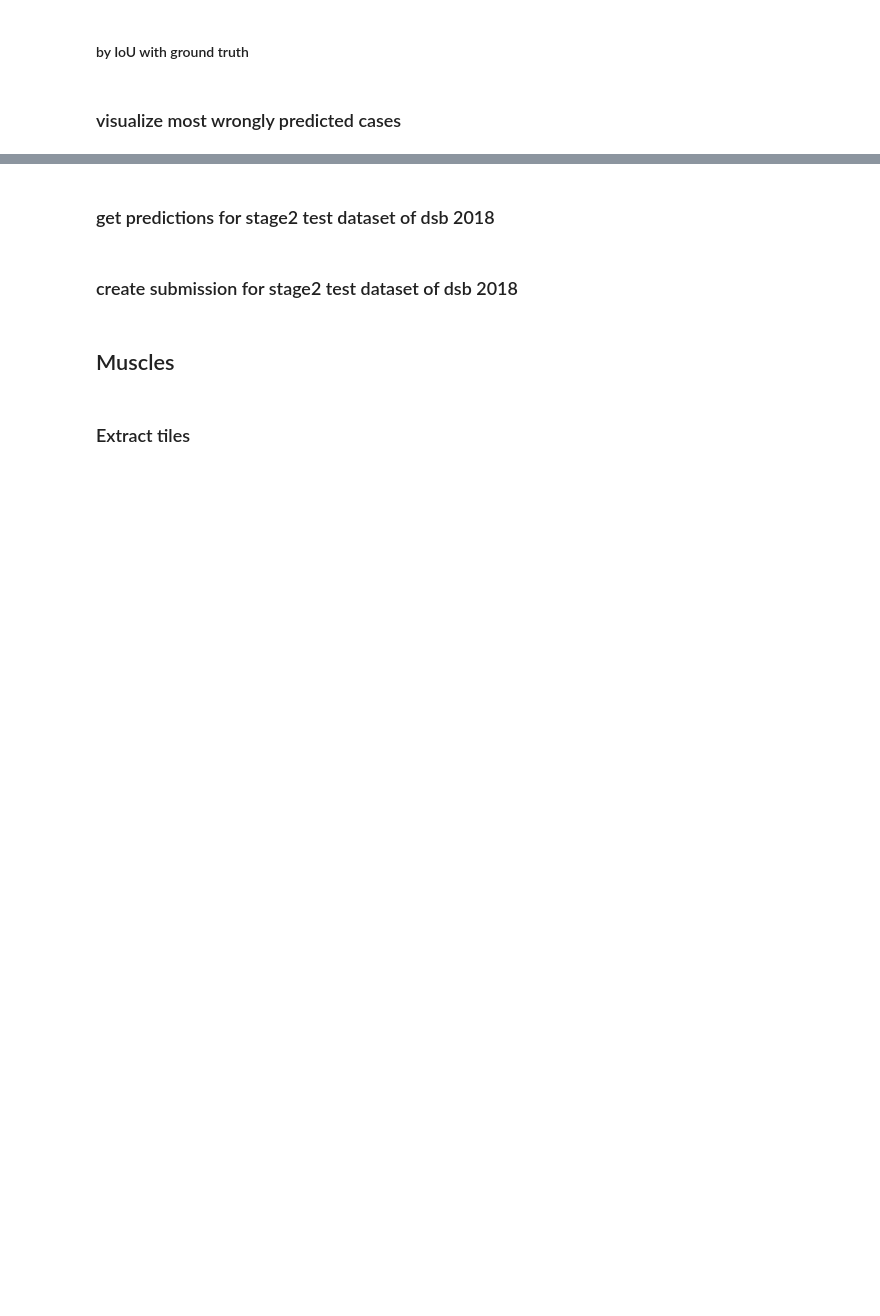
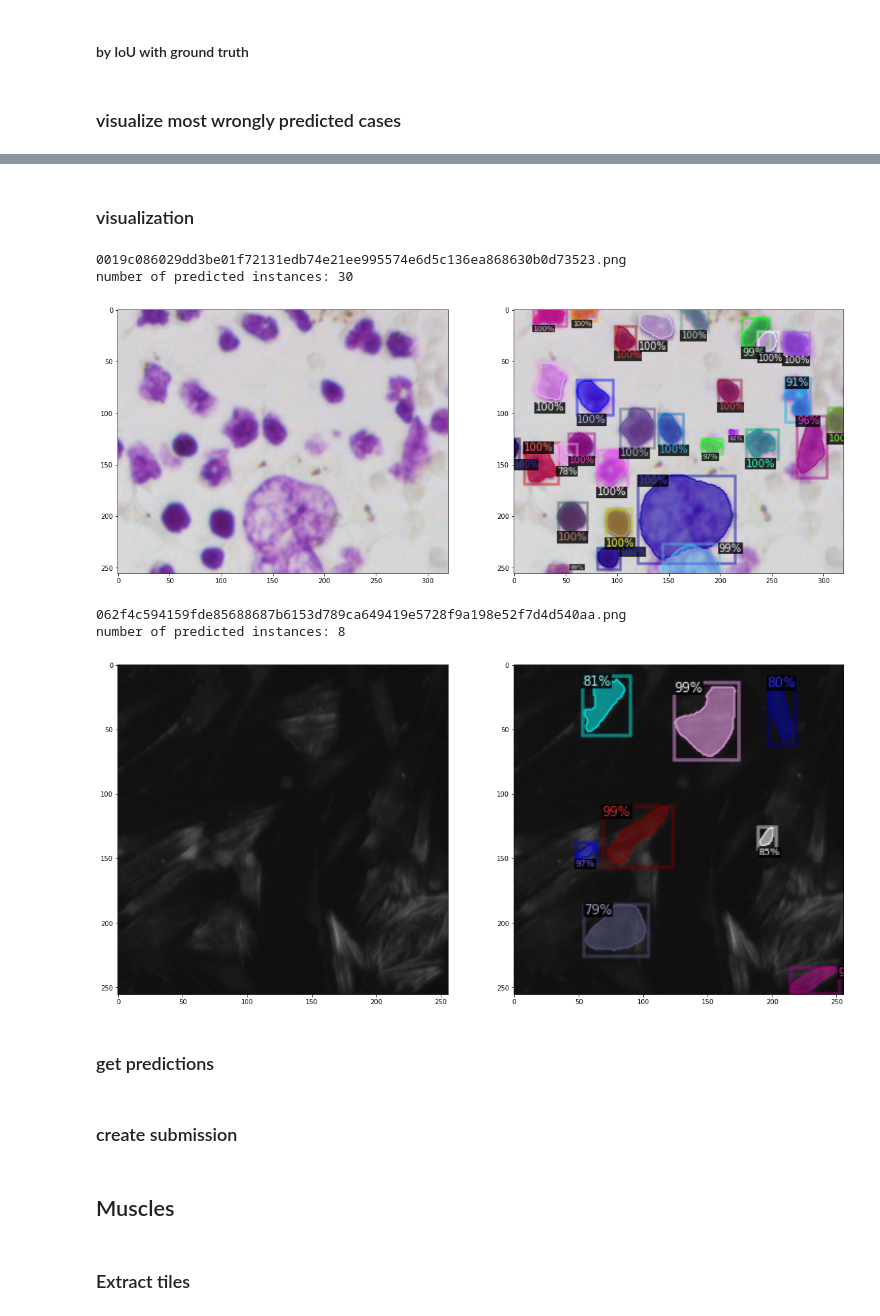
Before and after one commit to ChristophNeuner/nuclei_detection, a Jupyter notebook: nuclei_detection.ipynb, the cells around one changed output, grey strips where cells are left out. Drawn from its saved outputs; the diff is of its cells as text; code cells hidden in the pictures; blank space fills up the shorter version.

```diff
--- a/nuclei_detection.ipynb
+++ b/nuclei_detection.ipynb
@@ -603,21 +656,3 @@ DatasetCatalog.register("nuclei_test", lambda : get_nuclei_dicts(img_paths_test,
 MetadataCatalog.get(f"nuclei_test").set(thing_classes=["nucleus"])
 cfg.DATASETS.TEST = ("nuclei_test", )
 predictor = DefaultPredictor(cfg)
-# %%
-nuclei_metadata_test = MetadataCatalog.get(f"nuclei_test")
-for p in random.sample(img_paths_test, 5):
-    img = cv2.imread(str(p))
-    pred = predictor(img)
-    n_predicted = len(pred['instances'])
-    print(f'number of predicted instances: {n_predicted}')
-    v = Visualizer(img[:, :, ::-1],
-                   metadata=nuclei_metadata_test,
-                   scale=1,
-                   instance_mode=ColorMode.IMAGE
-    )
-    img_with_preds = v.draw_instance_predictions(pred["instances"].to("cpu")).get_image()[:, :, ::-1]
-
-    f, axarr = plt.subplots(1,2, figsize=(20,20))
-    axarr[0].imshow(img)
-    axarr[1].imshow(img_with_preds)
-    plt.show()
@@ -624,4 +661,22 @@ for p in random.sample(img_paths_test, 5):
+# %%
+metadata_nuclei_test = MetadataCatalog.get(f"nuclei_test")
+dataset_dicts_nuclei_test = get_nuclei_dicts(img_paths_test, isTestSet=True)
+# %% [markdown]
+### visualization
+# %%
+visualize(dataset_dicts=dataset_dicts_nuclei_test[:2],
+          metadata=metadata_nuclei_test,
+          ground_truth_available=False,
+          with_preds=True,
+          predictor=predictor)
+# %% [output]
+0019c086029dd3be01f72131edb74e21ee995574e6d5c136ea868630b0d73523.png
+number of predicted instances: 30
+[figure, added]
+062f4c594159fde85688687b6153d789ca649419e5728f9a198e52f7d4d540aa.png
+number of predicted instances: 8
+[figure, added]
 # %% [markdown]
-### get predictions for stage2 test dataset of dsb 2018
+### get predictions
 # %%
 preds = {}
@@ -633,7 +689,7 @@ for p in tqdm(img_paths_test):
     del pred
     torch.cuda.empty_cache()
 # %% [markdown]
-### create submission for stage2 test dataset of dsb 2018
+### create submission
 # %%
 df_sub = pd.DataFrame(columns=['ImageId', 'EncodedPixels'])
 # %%
```
Also changed, not shown: parts of 34 cells of this notebook.
